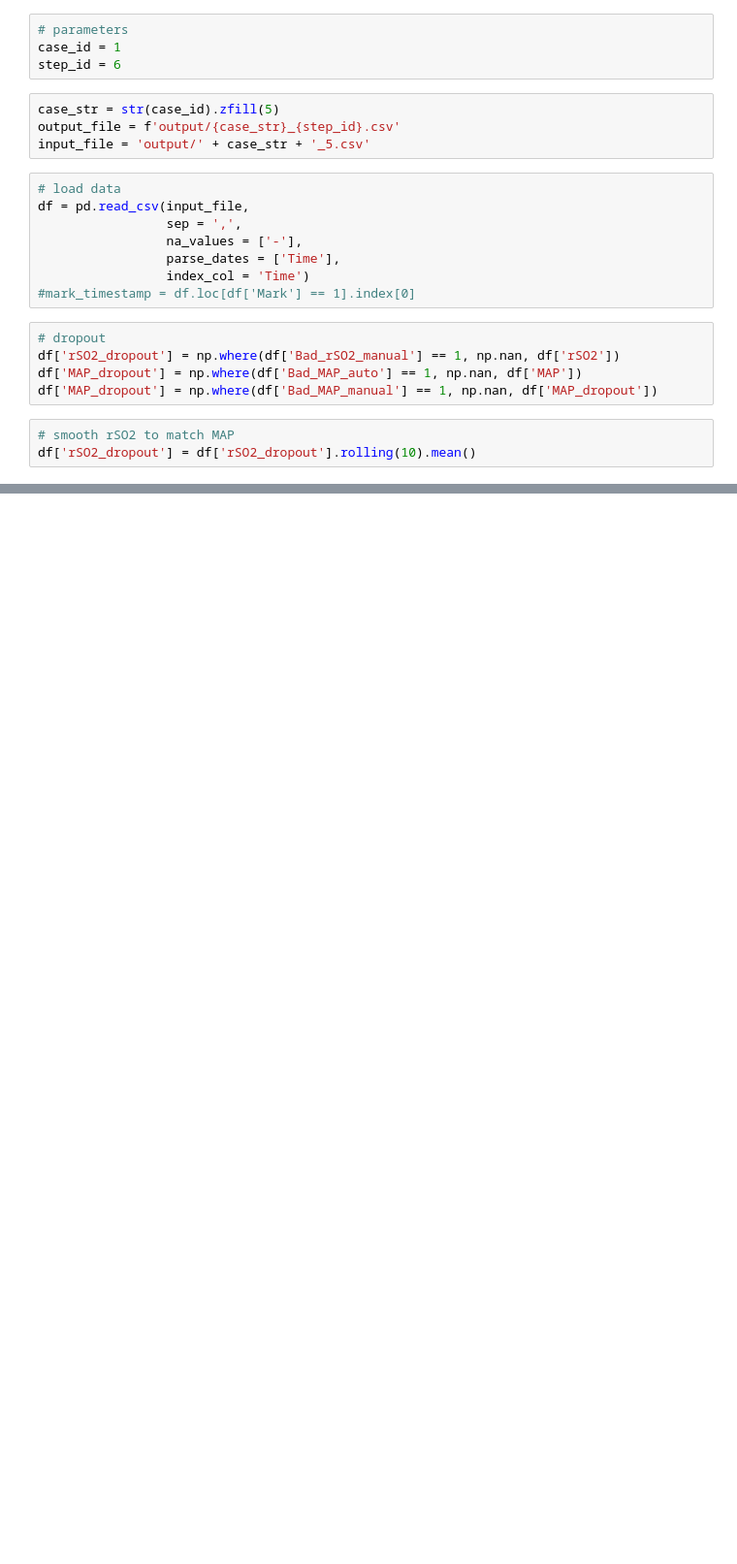
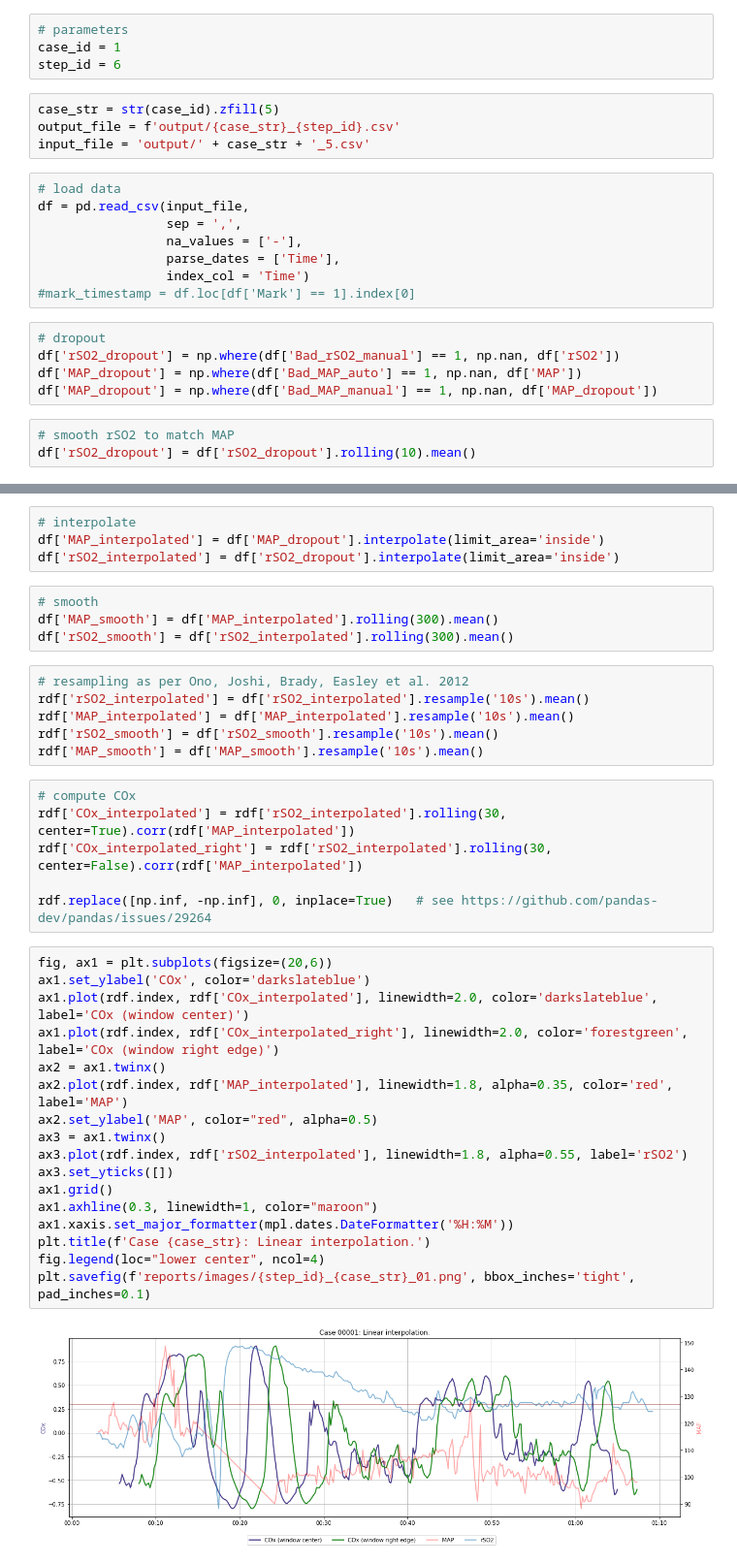
Before and after one commit to makes/bopra-cox, a Jupyter notebook: 6_cox_timeplot.ipynb, the cells around one changed output, grey strips where cells are left out. Shown at 97% size. Cells and saved outputs as stored; diff of their text form; blank space fills up the shorter version.

```diff
--- a/6_cox_timeplot.ipynb
+++ b/6_cox_timeplot.ipynb
@@ -109,0 +68,39 @@ df[['MAP', 'Bad_MAP_auto', 'Bad_MAP_manual', 'rSO2', 'Mark', 'Bad_rSO2_auto', 'B
+# %%
+# interpolate
+df['MAP_interpolated'] = df['MAP_dropout'].interpolate(limit_area='inside')
+df['rSO2_interpolated'] = df['rSO2_dropout'].interpolate(limit_area='inside')
+# %%
+# smooth
+df['MAP_smooth'] = df['MAP_interpolated'].rolling(300).mean()
+df['rSO2_smooth'] = df['rSO2_interpolated'].rolling(300).mean()
+# %%
+# resampling as per Ono, Joshi, Brady, Easley et al. 2012
+rdf['rSO2_interpolated'] = df['rSO2_interpolated'].resample('10s').mean()
+rdf['MAP_interpolated'] = df['MAP_interpolated'].resample('10s').mean()
+rdf['rSO2_smooth'] = df['rSO2_smooth'].resample('10s').mean()
+rdf['MAP_smooth'] = df['MAP_smooth'].resample('10s').mean()
+# %%
+# compute COx
+rdf['COx_interpolated'] = rdf['rSO2_interpolated'].rolling(30, center=True).corr(rdf['MAP_interpolated'])
+rdf['COx_interpolated_right'] = rdf['rSO2_interpolated'].rolling(30, center=False).corr(rdf['MAP_interpolated'])
+
+rdf.replace([np.inf, -np.inf], 0, inplace=True)   # see https://github.com/pandas-dev/pandas/issues/29264
+# %%
+fig, ax1 = plt.subplots(figsize=(20,6))
+ax1.set_ylabel('COx', color='darkslateblue')
+ax1.plot(rdf.index, rdf['COx_interpolated'], linewidth=2.0, color='darkslateblue', label='COx (window center)')
+ax1.plot(rdf.index, rdf['COx_interpolated_right'], linewidth=2.0, color='forestgreen', label='COx (window right edge)')
+ax2 = ax1.twinx()
+ax2.plot(rdf.index, rdf['MAP_interpolated'], linewidth=1.8, alpha=0.35, color='red', label='MAP')
+ax2.set_ylabel('MAP', color="red", alpha=0.5)
+ax3 = ax1.twinx()
+ax3.plot(rdf.index, rdf['rSO2_interpolated'], linewidth=1.8, alpha=0.55, label='rSO2')
+ax3.set_yticks([])
+ax1.grid()
+ax1.axhline(0.3, linewidth=1, color="maroon")
+ax1.xaxis.set_major_formatter(mpl.dates.DateFormatter('%H:%M'))
+plt.title(f'Case {case_str}: Linear interpolation.')
+fig.legend(loc="lower center", ncol=4)
+plt.savefig(f'reports/images/{step_id}_{case_str}_01.png', bbox_inches='tight', pad_inches=0.1)
+# %% [output]
+[figure, added]
```
Also changed, not shown: parts of 48 cells of this notebook, 3 other files.
